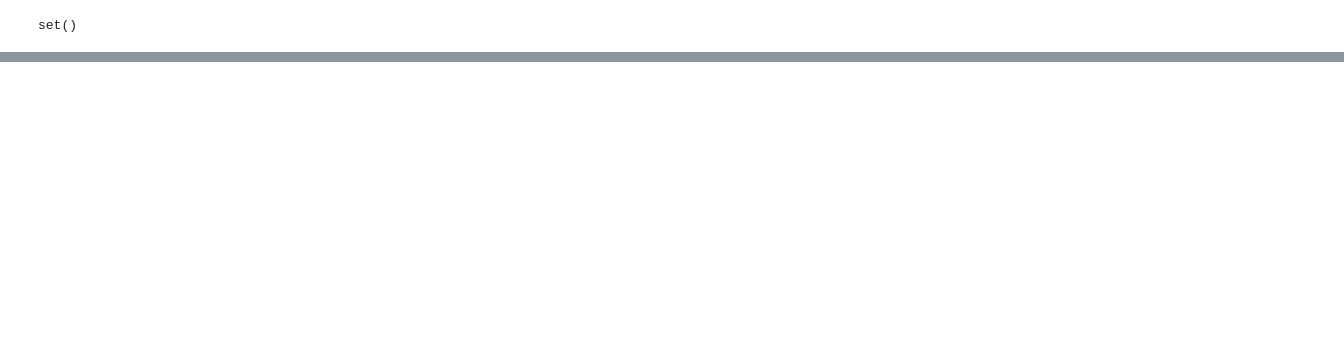
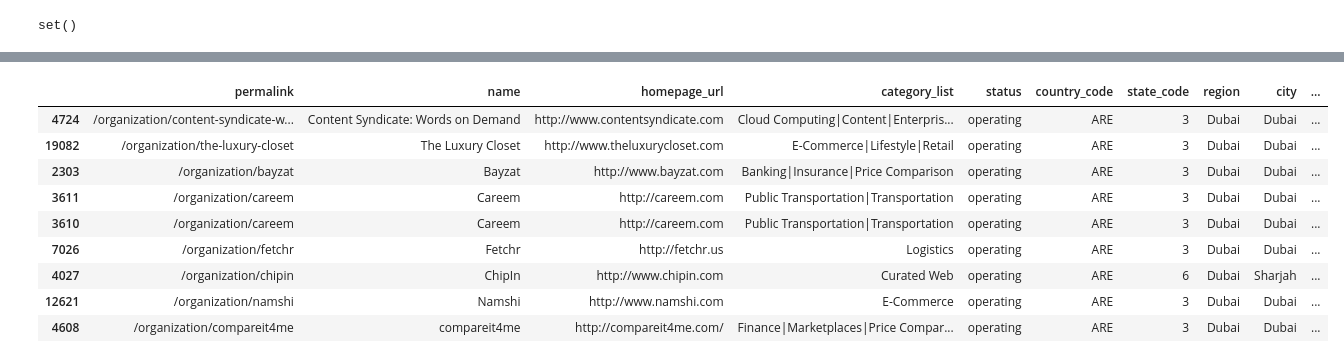
Before and after one commit to emmanuelidehen/Data-Visualisation-in-Python, a Jupyter notebook: Assignment.ipynb, the cells around one changed output, grey strips where cells are left out. Cells and saved outputs as stored; diff of their text form; code cells hidden in the pictures; blank space fills up the shorter version.

```diff
--- a/Assignment.ipynb
+++ b/Assignment.ipynb
@@ -327,2 +353,2 @@ Name: raised_amount_usd, dtype: float64
 # %%
-master_frame['raised_amount_usd']= master_frame['raised_amount_usd'].fillna(medium)
+#master_frame['raised_amount_usd']= master_frame['raised_amount_usd'].fillna(medium)
@@ -347,0 +400,17 @@ dtype: int64
+# %%
+sort_countries = master_frame.sort_values('country_code')
+# %%
+sort_countries= sort_countries.head(9)
+# %%
+sort_countries
+# %% [output]
+|  | permalink | name | homepage_url | category_list | status | country_code | state_code | region | city | ... |
+| 4724 | /organization/content-syndicate-w... | Content Syndicate: Words on Demand | http://www.contentsyndicate.com | Cloud Computing|Content|Enterpris... | operating | ARE | 3 | Dubai | Dubai | ... |
+| 19082 | /organization/the-luxury-closet | The Luxury Closet | http://www.theluxurycloset.com | E-Commerce|Lifestyle|Retail | operating | ARE | 3 | Dubai | Dubai | ... |
+| 2303 | /organization/bayzat | Bayzat | http://www.bayzat.com | Banking|Insurance|Price Comparison | operating | ARE | 3 | Dubai | Dubai | ... |
+| 3611 | /organization/careem | Careem | http://careem.com | Public Transportation|Transportation | operating | ARE | 3 | Dubai | Dubai | ... |
+| 3610 | /organization/careem | Careem | http://careem.com | Public Transportation|Transportation | operating | ARE | 3 | Dubai | Dubai | ... |
+| 7026 | /organization/fetchr | Fetchr | http://fetchr.us | Logistics | operating | ARE | 3 | Dubai | Dubai | ... |
+| 4027 | /organization/chipin | ChipIn | http://www.chipin.com | Curated Web | operating | ARE | 6 | Dubai | Sharjah | ... |
+| 12621 | /organization/namshi | Namshi | http://www.namshi.com | E-Commerce | operating | ARE | 3 | Dubai | Dubai | ... |
+| 4608 | /organization/compareit4me | compareit4me | http://compareit4me.com/ | Finance|Marketplaces|Price Compar... | operating | ARE | 3 | Dubai | Dubai | ... |
```
Also changed, not shown: parts of 50 cells of this notebook.
